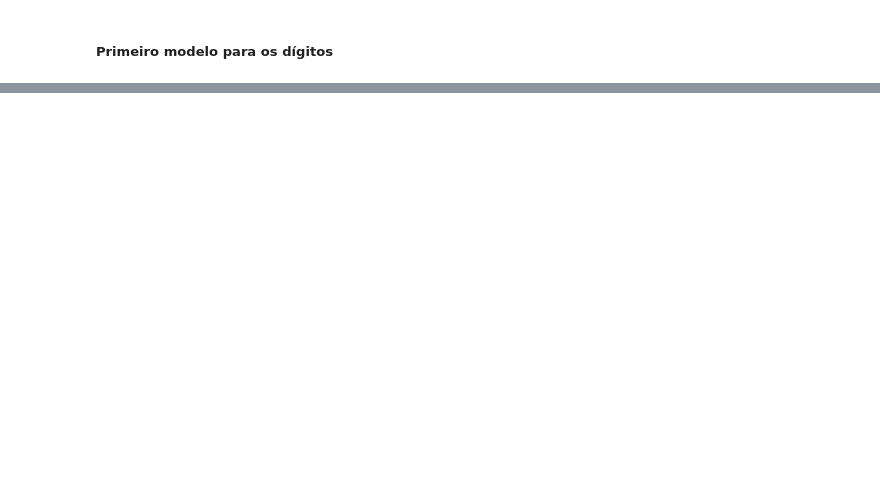
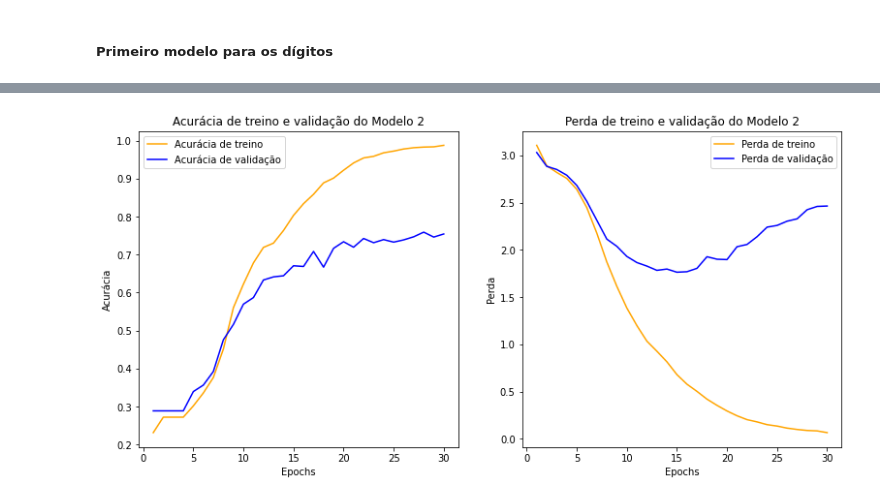
Before and after one commit to chr-lemes/monografia, a Jupyter notebook: Codigo/PrimeiraArquitetura.ipynb, the cells around one changed output, grey strips where cells are left out. Drawn from its saved outputs; the diff is of its cells as text; code cells hidden in the pictures; blank space fills up the shorter version.

```diff
--- a/Codigo/PrimeiraArquitetura.ipynb
+++ b/Codigo/PrimeiraArquitetura.ipynb
@@ -147,0 +196,35 @@ plt.show()
+# %%
+modelo2 = models.Sequential([
+    layers.Conv2D(64,
+                  (3,3),
+                  activation='relu',
+                  input_shape=(17,11,1),
+                  padding='same'),
+    layers.MaxPooling2D(pool_size=(2,2),
+                       strides=2),
+    layers.Conv2D(64,
+                 (3,3),
+                 activation='relu',
+                 padding='same'),
+    layers.MaxPooling2D(pool_size=(2,2),
+                       strides=2),
+    layers.Flatten(),
+
+    layers.Dense(100,
+                activation='relu'),
+    layers.Dense(100,
+                activation='relu'),
+    layers.Dense(100,
+                activation='relu'),
+    layers.Dense(26,
+                activation='softmax')
+])
+# %%
+modelo2.compile(optimizer = optimizers.Adam(learning_rate = 0.001),
+              loss='categorical_crossentropy',
+              metrics=['accuracy'])
+# %%
+hist_modelo2=modelo2.fit(training_img_char, training_label_char,
+                 epochs=30,
+                 batch_size=512,
+                 validation_data=(validation_img_char, validation_label_char))
@@ -147,0 +249,4 @@ plt.show()
+# %%
+plotar_acuracia_loss(hist_modelo2,"Modelo 2")
+# %% [output]
+[figure, added]
```
Also changed, not shown: parts of 18 cells of this notebook.
